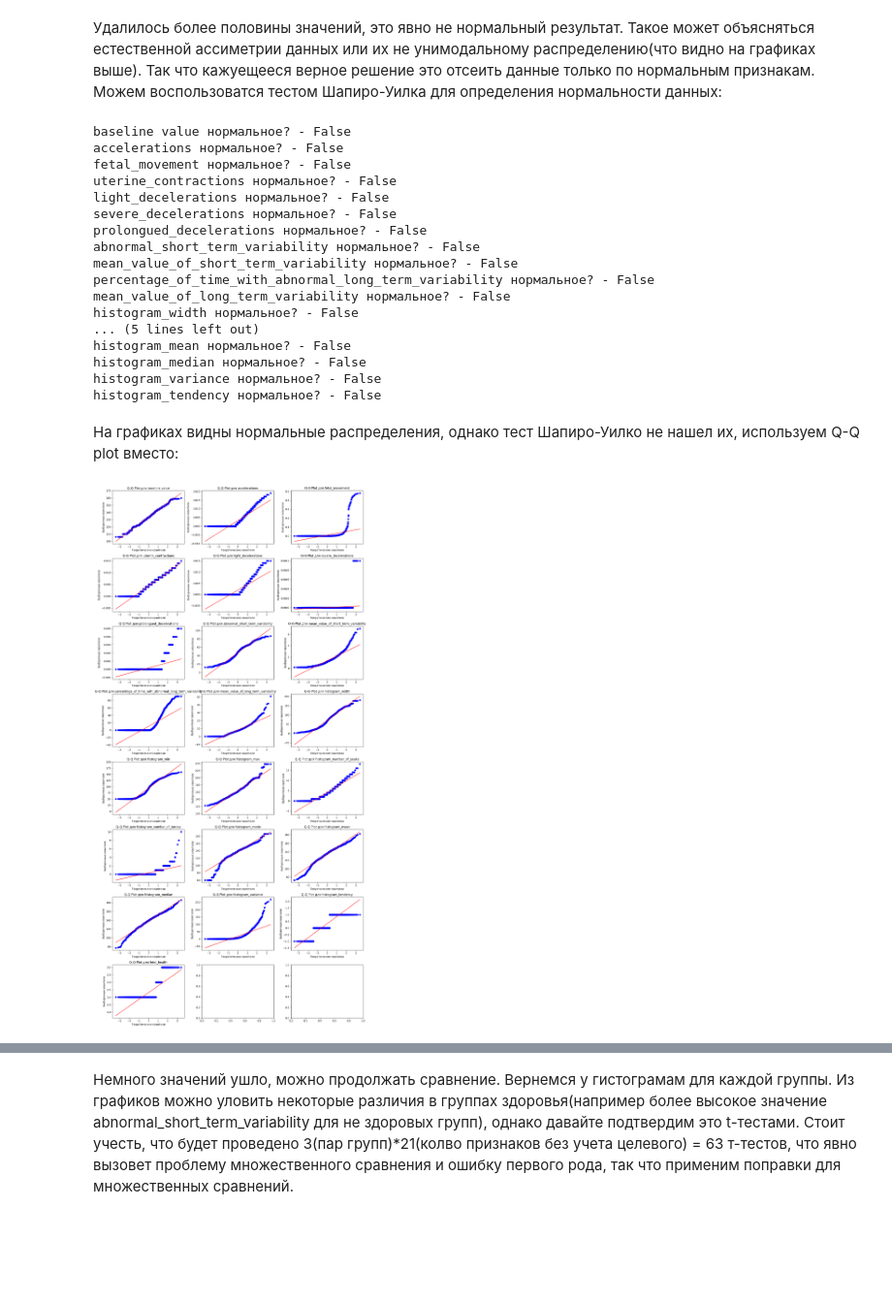
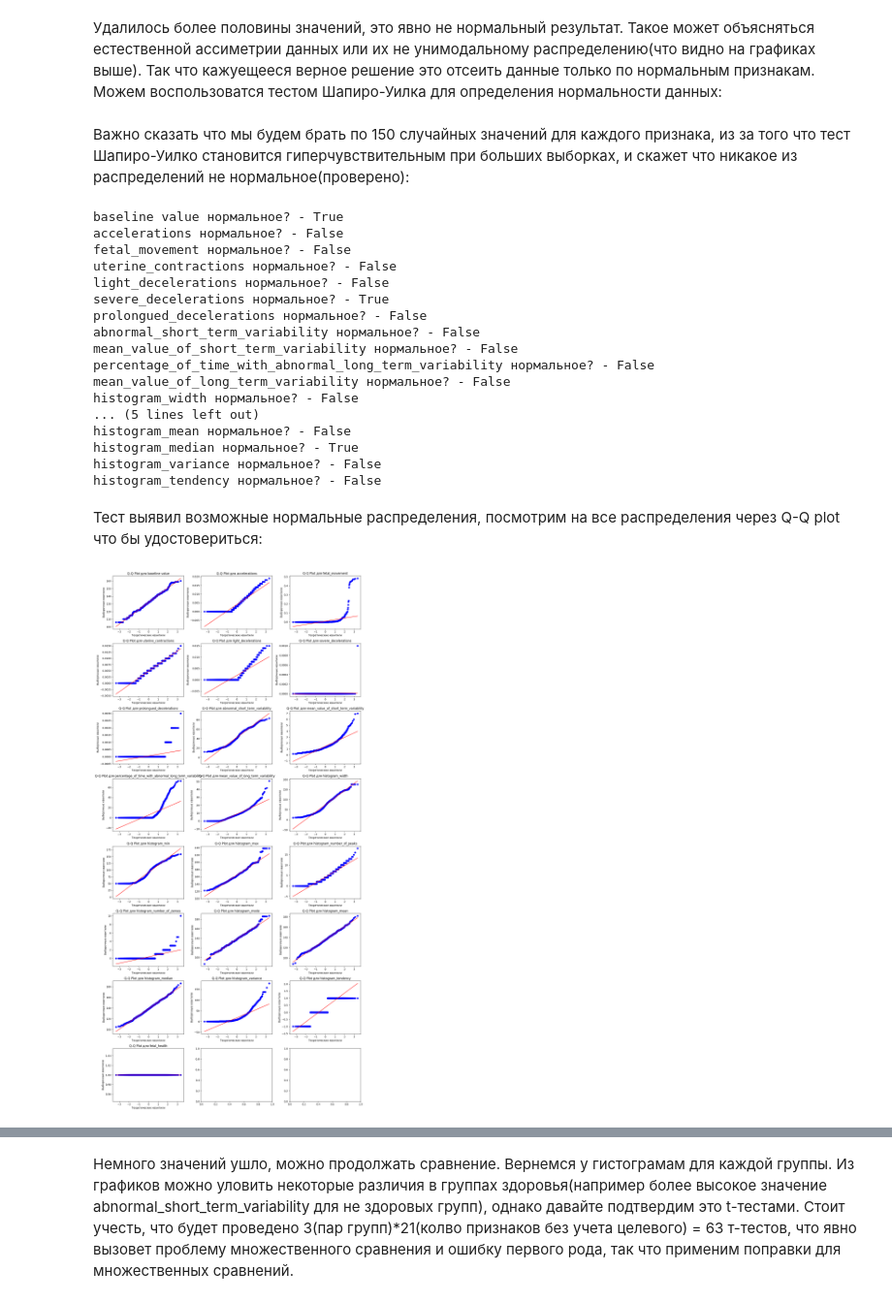
Before and after one commit to NightBloomRush/fetalhealth, a Jupyter notebook: embw.ipynb, the cells around one changed output, grey strips where cells are left out. Shown at 97% size. Saved outputs shown, nothing was run; the diff lists cells and outputs as text; code cells hidden in the pictures; blank space fills up the shorter version.

```diff
--- a/embw.ipynb
+++ b/embw.ipynb
@@ -166,13 +200,16 @@ def isNorm(par, a = 0.05):
+# %% [markdown]
+Важно сказать что мы будем брать по 150 случайных значений для каждого признака, из за того что тест Шапиро-Уилко становится гиперчувствительным при больших выборках, и скажет что никакое из распределений не нормальное(проверено):
 # %%
 for col in x.columns:
-    print(f'{col} нормальное? - {isNorm(x[col])}')
+    df = data[data['fetal_health'] == 1].sample(150) #используем только на здоровых и берем по 150 экземпляров
+    print(f'{col} нормальное? - {isNorm(df[col])}')
 # %% [output]
-baseline value нормальное? - False
+baseline value нормальное? - True
 accelerations нормальное? - False
 fetal_movement нормальное? - False
 uterine_contractions нормальное? - False
 light_decelerations нормальное? - False
-severe_decelerations нормальное? - False
+severe_decelerations нормальное? - True
 prolongued_decelerations нормальное? - False
 abnormal_short_term_variability нормальное? - False
 mean_value_of_short_term_variability нормальное? - False
@@ -181,22 +218,22 @@ mean_value_of_long_term_variability нормальное? - False
 histogram_width нормальное? - False
 ... (5 lines left out)
 histogram_mean нормальное? - False
-histogram_median нормальное? - False
+histogram_median нормальное? - True
 histogram_variance нормальное? - False
 histogram_tendency нормальное? - False
 # %% [markdown]
-На графиках видны нормальные распределения, однако тест Шапиро-Уилко не нашел их, используем Q-Q plot вместо:
+Тест выявил возможные нормальные распределения, посмотрим на все распределения через Q-Q plot что бы удостовериться:
 # %%
 fig, axes = plt.subplots(8, 3, figsize=(15, 30))
 axes_flat = axes.flatten()
 
 for i, column in enumerate(data.columns):
-    scipy.stats.probplot(data[column], dist="norm", plot=axes_flat[i])
+    scipy.stats.probplot(data[column][data['fetal_health'] == 1], dist="norm", plot=axes_flat[i]) #берем здоровых
     axes_flat[i].set_title(f'Q-Q Plot для {column}')
     axes_flat[i].set_xlabel('Теоретические квантили')
     axes_flat[i].set_ylabel('Выборочные квантили')
 plt.tight_layout()
 plt.show()
 # %% [output]
-[figure, old version]
+[figure, new version]
 # %% [markdown]
```
Also changed, not shown: parts of 25 cells of this notebook.
